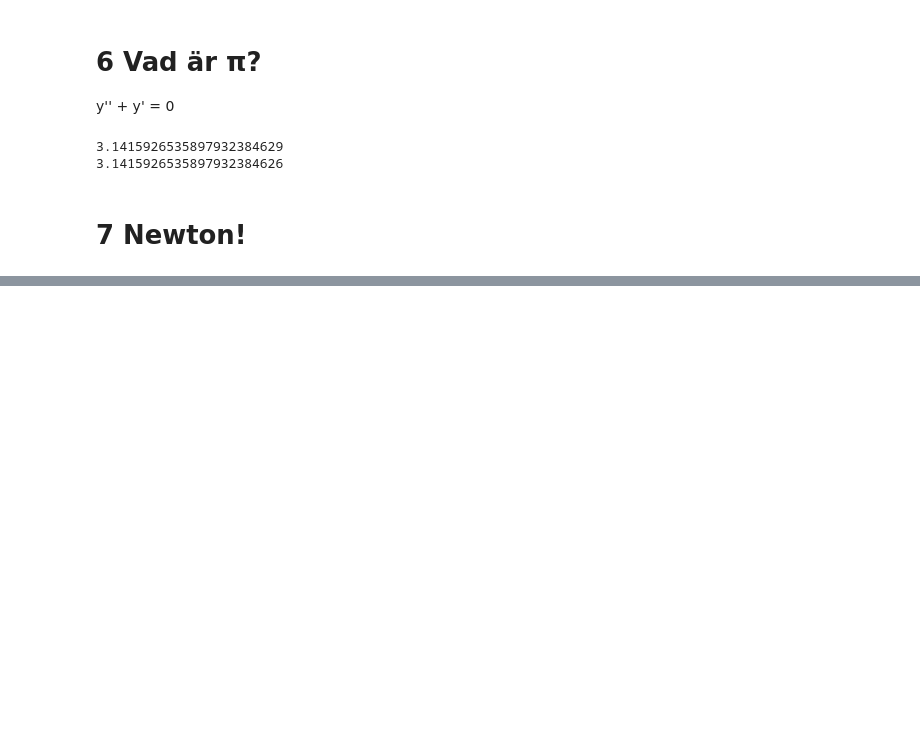
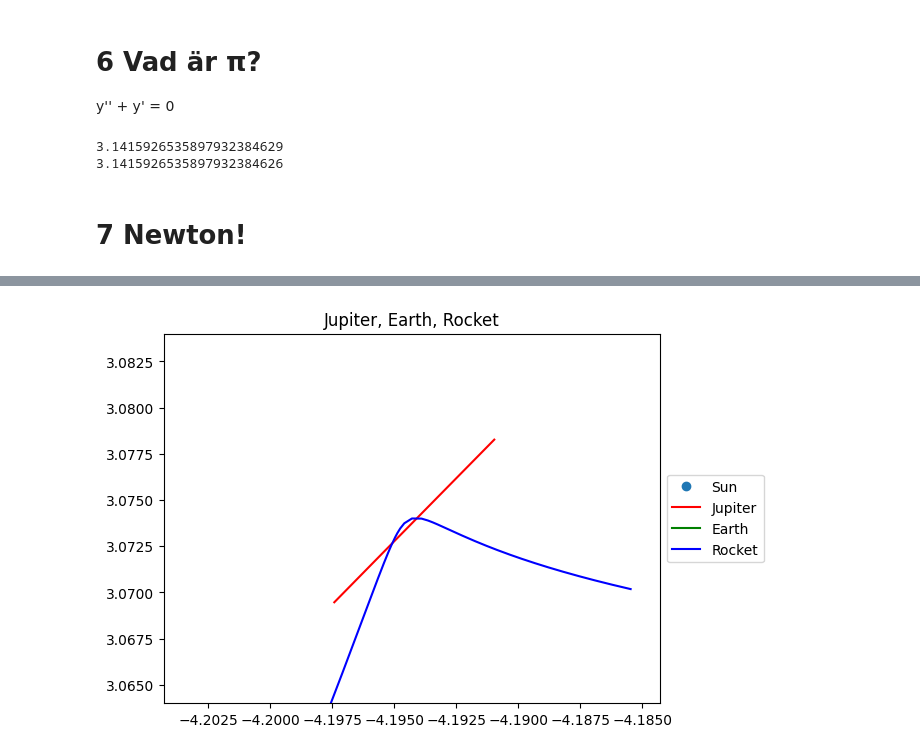
Before and after one commit to vilhelm-k/SF1692, a Jupyter notebook: Project.ipynb, the cells around one changed output, grey strips where cells are left out. Drawn from its saved outputs; the diff is of its cells as text; code cells hidden in the pictures; blank space fills up the shorter version.

```diff
--- a/Project.ipynb
+++ b/Project.ipynb
@@ -168,0 +205,19 @@ plt.axis('equal')
+# %%
+def f8(t, y):
+    G = 4*math.pi**2
+    M_sun = 1
+    M_jupiter = 1/1047.945205479452
+    M_earth = 1/332946.0483870968
+    sun_pos = np.array([0, 0])
+    jupiter_pos = y[0:2]
+    earth_pos = y[2:4]
+    rocket_pos = y[4:6]
+    # jupiter, earth, rocket
+    return np.concatenate((
+        y[6:8], # jupiter pos
+        y[8:10], # earth pos
+        y[10:12], # rocket pos (massless)
+        -G*(f_gravity_vector(jupiter_pos, sun_pos, M_sun) + f_gravity_vector(jupiter_pos, earth_pos, M_earth)),  # jupiter acc
+        -G*(f_gravity_vector(earth_pos, sun_pos, M_sun) + f_gravity_vector(earth_pos, jupiter_pos, M_jupiter)), # earth acc
+        -G*(f_gravity_vector(rocket_pos, sun_pos, M_sun) + f_gravity_vector(rocket_pos, jupiter_pos, M_jupiter) + f_gravity_vector(rocket_pos, earth_pos, M_earth)) # rocket acc
+    ))
@@ -168,0 +306,27 @@ plt.axis('equal')
+# %%
+y_subsample = y[idx-1000:idx+1000:10]
+fig, ax = plt.subplots()
+ax.plot(0, 0, 'o', label='Sun')
+ln1, = ax.plot([], [], 'r-', label='Jupiter')
+ln2, = ax.plot([], [], 'g-', label='Earth')
+ln3, = ax.plot([], [], 'b-', label='Rocket')
+
+
+d = 0.01
+def init():
+    ax.set_xlim(pos_mindist[0]-d, pos_mindist[0]+d)
+    ax.set_ylim(pos_mindist[1]-d, pos_mindist[1]+d)
+    ax.set_title('Jupiter, Earth, Rocket')
+    ax.legend(loc='center left', bbox_to_anchor=(1, 0.5))
+    return ln1, ln2, ln3,
+
+def update(frame):
+    ln1.set_data(y_subsample[:frame, 0], y_subsample[:frame, 1])
+    ln2.set_data(y_subsample[:frame, 2], y_subsample[:frame, 3])
+    ln3.set_data(y_subsample[:frame, 4], y_subsample[:frame, 5])
+    return ln1, ln2, ln3,
+
+ani = FuncAnimation(fig, update, frames=len(y_subsample), init_func=init, blit=True)
+ani.save("newton2.gif", writer=PillowWriter(fps=10))
+# %% [output]
+[figure, added]
```
Also changed, not shown: parts of 14 cells of this notebook, 2 other files.
